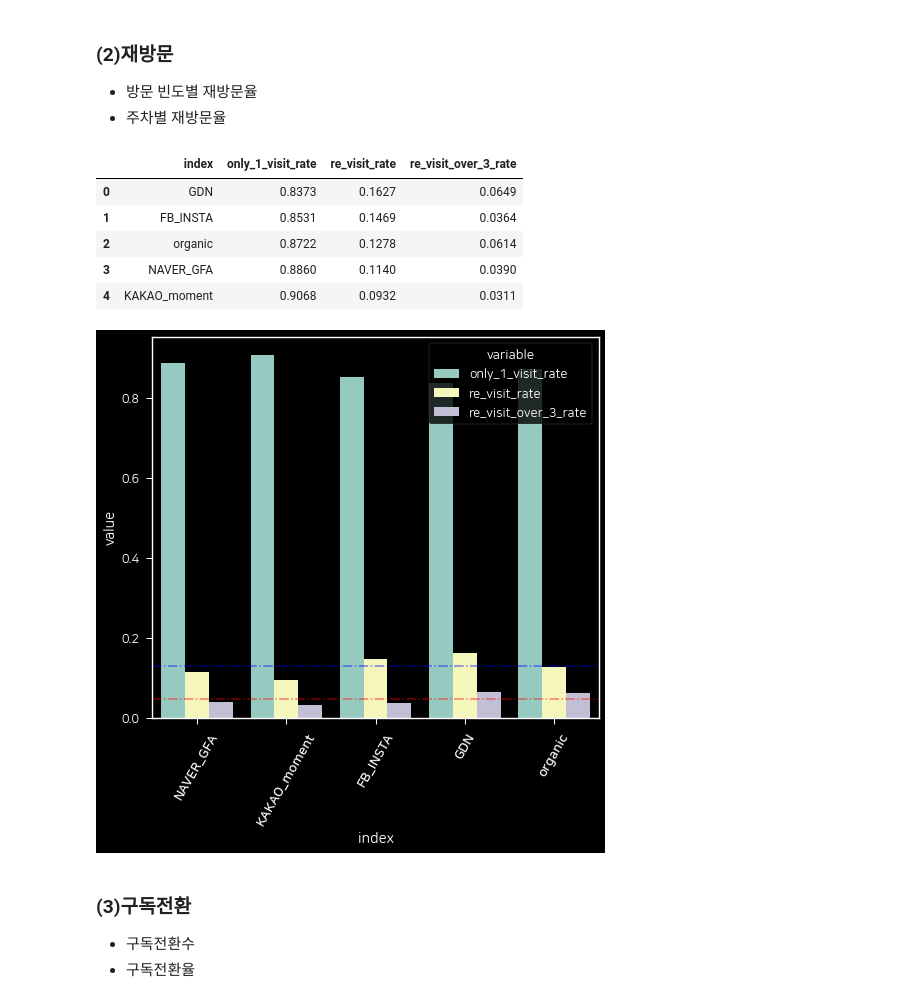
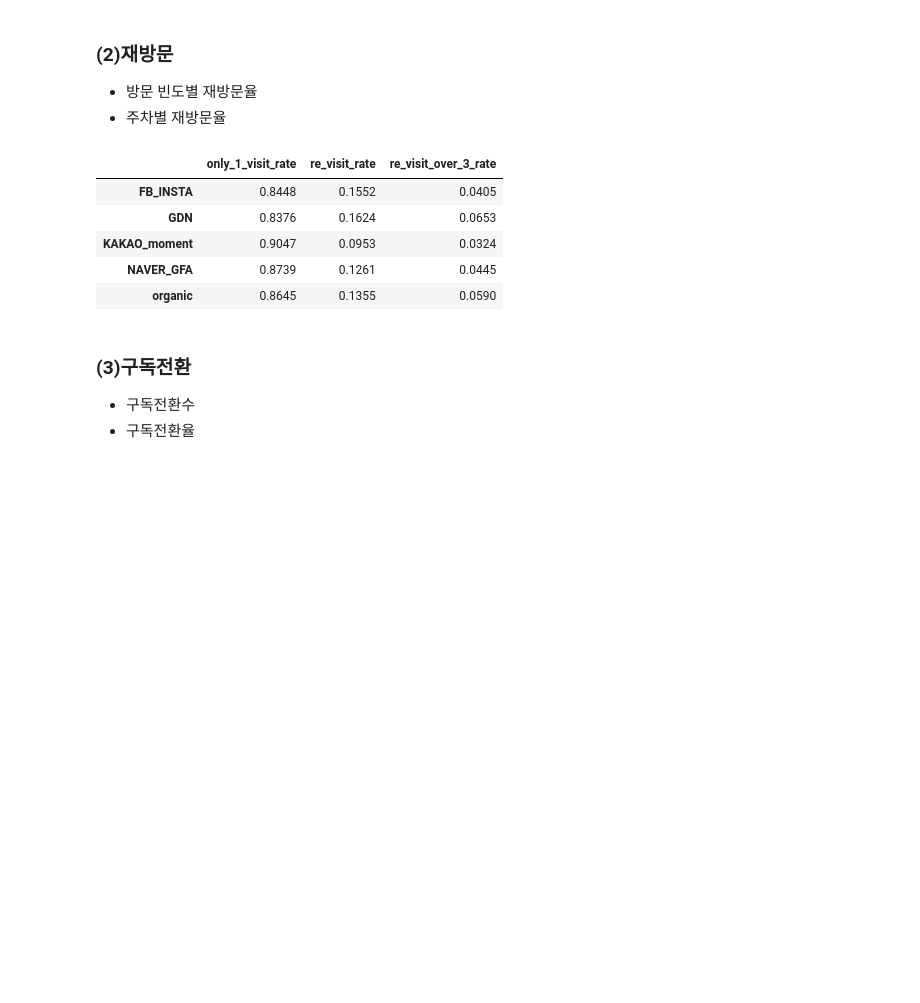
Before and after one commit to tand-datateam-th/kto_prj_git, a Jupyter notebook: [KTO]_Letter_analysis_v2_2210(MK).ipynb, the cells around one changed output. Drawn from its saved outputs; the diff is of its cells as text; code cells hidden in the pictures; blank space fills up the shorter version.

```diff
--- a/[KTO]_Letter_analysis_v2_2210(MK).ipynb
+++ b/[KTO]_Letter_analysis_v2_2210(MK).ipynb
@@ -276,20 +344,26 @@ lst_subscribe_device = list(df_app_log[
 #   FB_INSTA : instagram & FB_INSTA & Facebook
 #   KAKAO_moment : kakao_mo & KAKAO_moment
 #   kakaotalk_bizmessage --> 제외 (카카오 알림톡)
+
+## 1) 예산 변경 전
 dict_lst_user_from_referrs_gudok['KAKAO_moment'] =\
     list(
-        set(dict_lst_user_from_referrs_gudok['kakao_mo'] + dict_lst_user_from_referrs_gudok['KAKAO_moment'])
+        set(
+            dict_lst_user_from_referrs_gudok['kakao_mo'] +
+            dict_lst_user_from_referrs_gudok['KAKAO_moment'])
         )
 dict_lst_user_from_referrs_gudok['FB_INSTA'] =\
     list(
-        set(dict_lst_user_from_referrs_gudok['instagram'] + dict_lst_user_from_referrs_gudok['FB_INSTA']+\
-            dict_lst_user_from_referrs_gudok['Facebook'])
+        set(
+            dict_lst_user_from_referrs_gudok['instagram'] +
+            dict_lst_user_from_referrs_gudok['FB_INSTA']
+            +dict_lst_user_from_referrs_gudok['Facebook']
+            )
     )
 
 del dict_lst_user_from_referrs_gudok['kakaotalk_bizmessage']
 del dict_lst_user_from_referrs_gudok['kakao_mo']
 del dict_lst_user_from_referrs_gudok['instagram']
 del dict_lst_user_from_referrs_gudok['Facebook']
-
 dict_lst_user_from_referrs_gudok.keys()
 # %% [output]
@@ -387,60 +473,40 @@ _df_inflow_daily
 # %%
 #------------------------------------------------#
 ## 2. 재방문율
 #------------------------------------------------#
 ### 1) 1회 / 2회 이상 / 3회 이상 방문자
-dict_output_revisit = dict()
 
 #### count revisit rate
-def revisit_rate(dict_input, dict_output):
+def revisit_rate(dict_input, df_target = df_app_log):
+    dict_output_revisit = dict()
+
     for _referrer, _segment in dict_input.items():
-        dict_output[_referrer] = dict()
-        _df_user_day_cnt = df_app_log[df_app_log[KEY_ID_DEVICE].isin(_segment)].groupby(KEY_ID_DEVICE)['day'].count()
+        dict_output_revisit[_referrer] = dict()
+        _df_user_day_cnt = df_target[df_target[KEY_ID_DEVICE].isin(_segment)].groupby(KEY_ID_DEVICE)['day'].count()
 
         only_1_visit_rate = round(_df_user_day_cnt.value_counts()[1] / len(_segment), 4)
         re_visit_rate = round(1 - only_1_visit_rate, 4)
         re_visit_over_3_rate = round(1 - _df_user_day_cnt.value_counts()[:2].sum() / len(_segment), 4)
 
-        dict_output[_referrer]['only_1_visit_rate'] = only_1_visit_rate
-        dict_output[_referrer]['re_visit_rate'] = re_visit_rate
-        dict_output[_referrer]['re_visit_over_3_rate'] = re_visit_over_3_rate
+        dict_output_revisit[_referrer]['only_1_visit_rate'] = only_1_visit_rate
+        dict_output_revisit[_referrer]['re_visit_rate'] = re_visit_rate
+        dict_output_revisit[_referrer]['re_visit_over_3_rate'] = re_visit_over_3_rate
 
     _df_output = pd.DataFrame.from_dict(
-        dict_output, orient = 'index'
-        ).sort_values(by = 're_visit_rate', ascending=False).reset_index()
+        dict_output_revisit, orient = 'index'
+        ).sort_index(ascending=True)
 
     return _df_output
 
-df_ouput_revisit = revisit_rate(dict_lst_user_from_referrs_gudok, dict_output_revisit)
-df_ouput_revisit
-
-#### prep for vis
-df_vis_1_2_retention = pd.DataFrame.from_dict(
-    dict_output_revisit, orient = 'index'
-    ).reset_index().melt(id_vars='index')
-avg_rate_re_visit_over_2 = df_vis_1_2_retention[
-    df_vis_1_2_retention['variable'] == 're_visit_rate'].mean().value
-avg_rate_re_visit_over_3 = df_vis_1_2_retention[
-    df_vis_1_2_retention['variable'] == 're_visit_over_3_rate'].mean().value
-
-#### vis
-ax = sns.barplot(
-    data = df_vis_1_2_retention.reset_index(),
-    x = 'index', y = 'value',
-    capsize = 2 , alpha = 1, hue = 'variable'
-    )
-_ = plt.xticks(rotation=60, fontproperties = fprop)
-_ = plt.axhline(y=avg_rate_re_visit_over_2, color='blue', ls = '-.', alpha = 0.5, label = 'a')
-_ = plt.axhline(y=avg_rate_re_visit_over_3, color='red', ls = '-.', alpha = 0.5, label = 'a')
-plt.show()
+df_revisit_referrs = revisit_rate(dict_lst_user_from_referrs_gudok)
+df_revisit_referrs
 # %% [output]
-|  | index | only_1_visit_rate | re_visit_rate | re_visit_over_3_rate |
-| 0 | GDN | 0.8373 | 0.1627 | 0.0649 |
-| 1 | FB_INSTA | 0.8531 | 0.1469 | 0.0364 |
-| 2 | organic | 0.8722 | 0.1278 | 0.0614 |
-| 3 | NAVER_GFA | 0.8860 | 0.1140 | 0.0390 |
-| 4 | KAKAO_moment | 0.9068 | 0.0932 | 0.0311 |
+|  | only_1_visit_rate | re_visit_rate | re_visit_over_3_rate |
+| FB_INSTA | 0.8448 | 0.1552 | 0.0405 |
+| GDN | 0.8376 | 0.1624 | 0.0653 |
+| KAKAO_moment | 0.9047 | 0.0953 | 0.0324 |
+| NAVER_GFA | 0.8739 | 0.1261 | 0.0445 |
+| organic | 0.8645 | 0.1355 | 0.0590 |
-[figure, removed]
 # %% [markdown]
 ### (3)구독전환
 - 구독전환수
```
Also changed, not shown: parts of 41 cells of this notebook, 3 other files.
